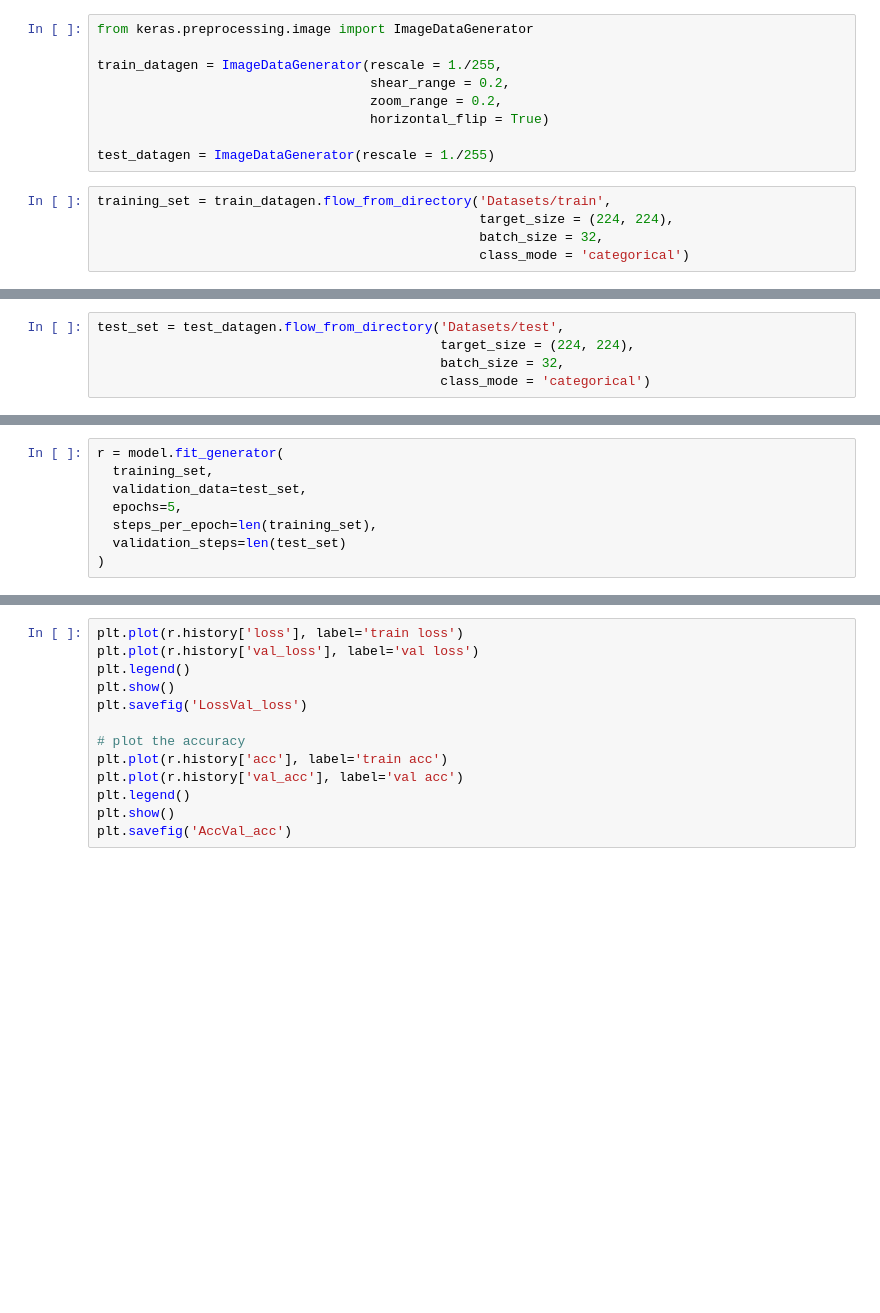
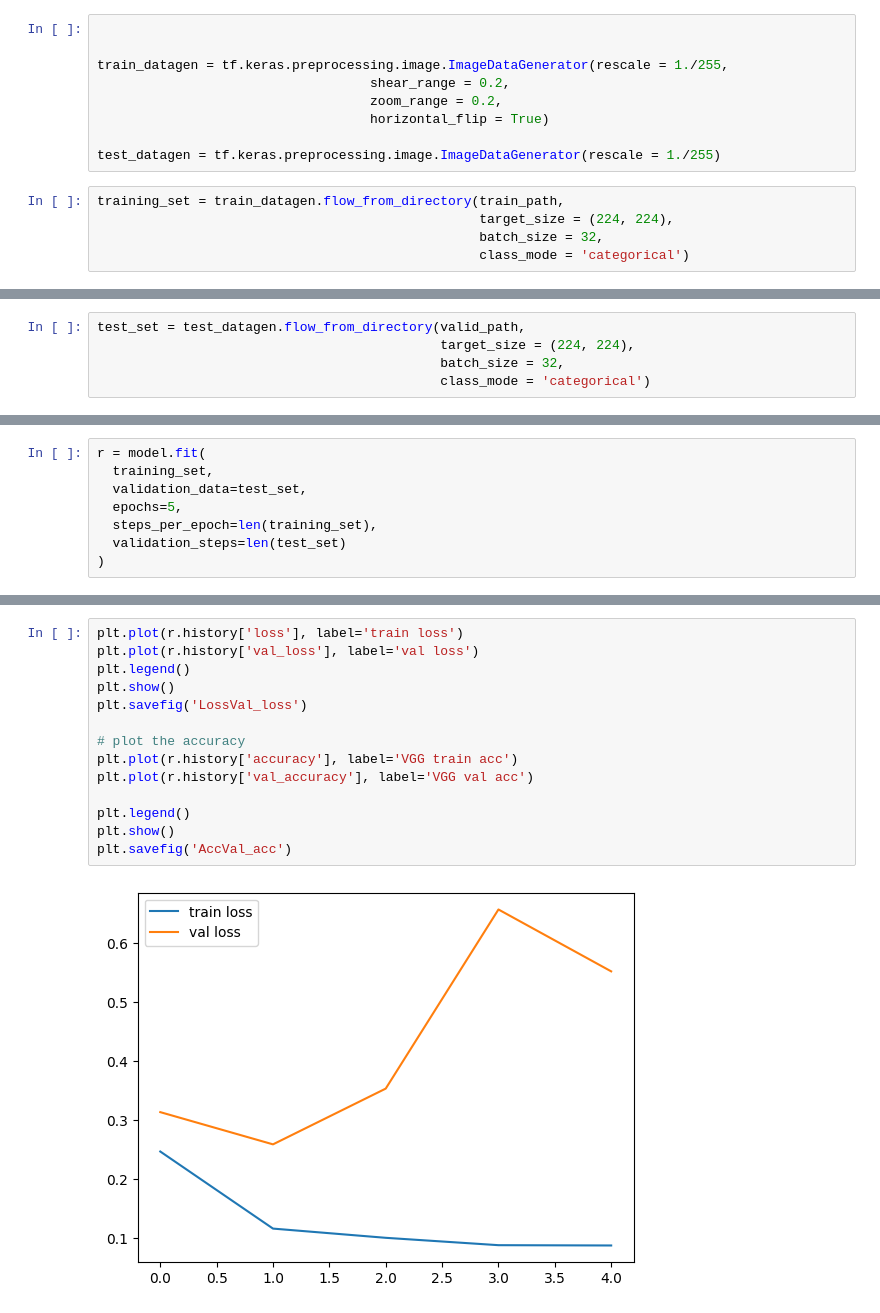
Before and after one commit to js621/ML1, a Jupyter notebook: Pneumonia_Prediction.ipynb, the cells around one changed output, grey strips where cells are left out. Drawn from its saved outputs; the diff is of its cells as text; blank space fills up the shorter version.

```diff
--- a/Pneumonia_Prediction.ipynb
+++ b/Pneumonia_Prediction.ipynb
@@ -53,14 +92,14 @@ model.compile(
 # %%
-from keras.preprocessing.image import ImageDataGenerator
 
-train_datagen = ImageDataGenerator(rescale = 1./255,
+
+train_datagen = tf.keras.preprocessing.image.ImageDataGenerator(rescale = 1./255,
                                    shear_range = 0.2,
                                    zoom_range = 0.2,
                                    horizontal_flip = True)
 
-test_datagen = ImageDataGenerator(rescale = 1./255)
+test_datagen = tf.keras.preprocessing.image.ImageDataGenerator(rescale = 1./255)
 # %%
-training_set = train_datagen.flow_from_directory('Datasets/train',
+training_set = train_datagen.flow_from_directory(train_path,
                                                  target_size = (224, 224),
                                                  batch_size = 32,
                                                  class_mode = 'categorical')
@@ -69,5 +108,5 @@ FileNotFoundError: ignored
 # %%
-test_set = test_datagen.flow_from_directory('Datasets/test',
+test_set = test_datagen.flow_from_directory(valid_path,
                                             target_size = (224, 224),
                                             batch_size = 32,
                                             class_mode = 'categorical')
@@ -74,5 +115,5 @@ test_set = test_datagen.flow_from_directory('Datasets/test',
 # %%
-r = model.fit_generator(
+r = model.fit(
   training_set,
   validation_data=test_set,
   epochs=5,
@@ -82,13 +134,16 @@ r = model.fit_generator(
 # %%
 plt.plot(r.history['loss'], label='train loss')
 plt.plot(r.history['val_loss'], label='val loss')
 plt.legend()
 plt.show()
 plt.savefig('LossVal_loss')
 
 # plot the accuracy
-plt.plot(r.history['acc'], label='train acc')
-plt.plot(r.history['val_acc'], label='val acc')
+plt.plot(r.history['accuracy'], label='VGG train acc')
+plt.plot(r.history['val_accuracy'], label='VGG val acc')
+
 plt.legend()
 plt.show()
 plt.savefig('AccVal_acc')
+# %% [output]
+[figure, added]
```
Also changed, not shown: parts of 21 cells of this notebook.
